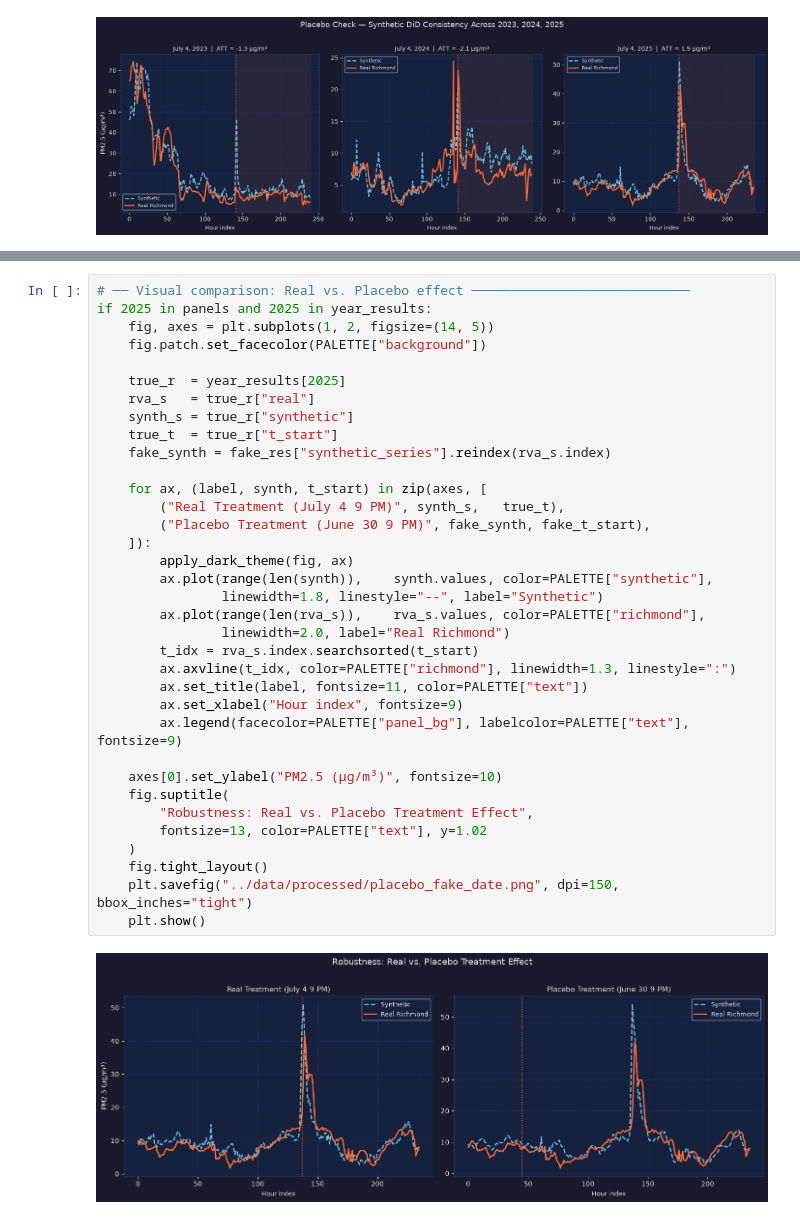
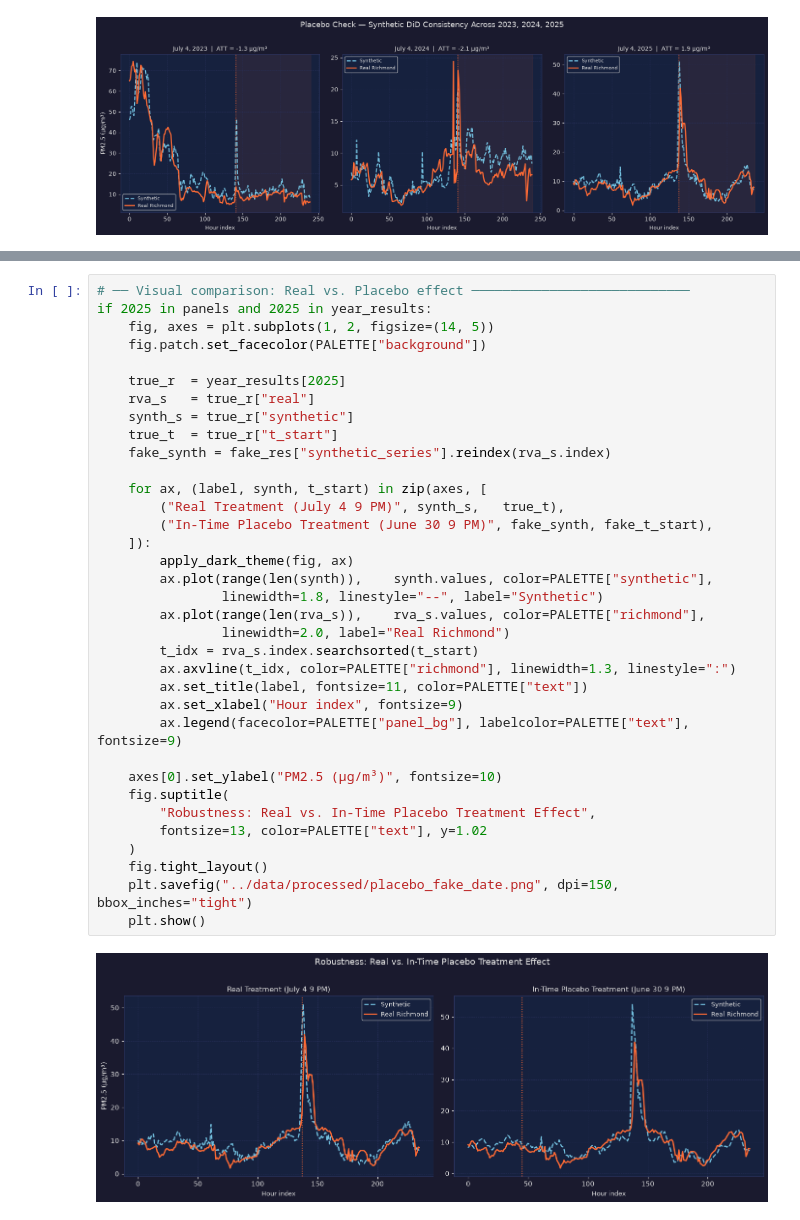
Before and after one commit to sam-tritto/fireworks-and-air-quality, a Jupyter notebook: notebooks/fireworks_causal_inference.ipynb, the cells around one changed output, grey strips where cells are left out. Saved outputs shown, nothing was run; the diff lists cells and outputs as text.

```diff
--- a/notebooks/fireworks_causal_inference.ipynb
+++ b/notebooks/fireworks_causal_inference.ipynb
@@ -1274,33 +1276,33 @@ if 2025 in panels and 2025 in year_results:
     fig.patch.set_facecolor(PALETTE["background"])
 
     true_r  = year_results[2025]
     rva_s   = true_r["real"]
     synth_s = true_r["synthetic"]
     true_t  = true_r["t_start"]
     fake_synth = fake_res["synthetic_series"].reindex(rva_s.index)
 
     for ax, (label, synth, t_start) in zip(axes, [
         ("Real Treatment (July 4 9 PM)", synth_s,   true_t),
-        ("Placebo Treatment (June 30 9 PM)", fake_synth, fake_t_start),
+        ("In-Time Placebo Treatment (June 30 9 PM)", fake_synth, fake_t_start),
     ]):
         apply_dark_theme(fig, ax)
         ax.plot(range(len(synth)),    synth.values, color=PALETTE["synthetic"],
                 linewidth=1.8, linestyle="--", label="Synthetic")
         ax.plot(range(len(rva_s)),    rva_s.values, color=PALETTE["richmond"],
                 linewidth=2.0, label="Real Richmond")
         t_idx = rva_s.index.searchsorted(t_start)
         ax.axvline(t_idx, color=PALETTE["richmond"], linewidth=1.3, linestyle=":")
         ax.set_title(label, fontsize=11, color=PALETTE["text"])
         ax.set_xlabel("Hour index", fontsize=9)
         ax.legend(facecolor=PALETTE["panel_bg"], labelcolor=PALETTE["text"], fontsize=9)
 
     axes[0].set_ylabel("PM2.5 (µg/m³)", fontsize=10)
     fig.suptitle(
-        "Robustness: Real vs. Placebo Treatment Effect",
+        "Robustness: Real vs. In-Time Placebo Treatment Effect",
         fontsize=13, color=PALETTE["text"], y=1.02
     )
     fig.tight_layout()
     plt.savefig("../data/processed/placebo_fake_date.png", dpi=150, bbox_inches="tight")
     plt.show()
 # %% [output]
-[figure, old version]
+[figure, new version]
```
Also changed, not shown: parts of 12 cells of this notebook, 4 other files.
